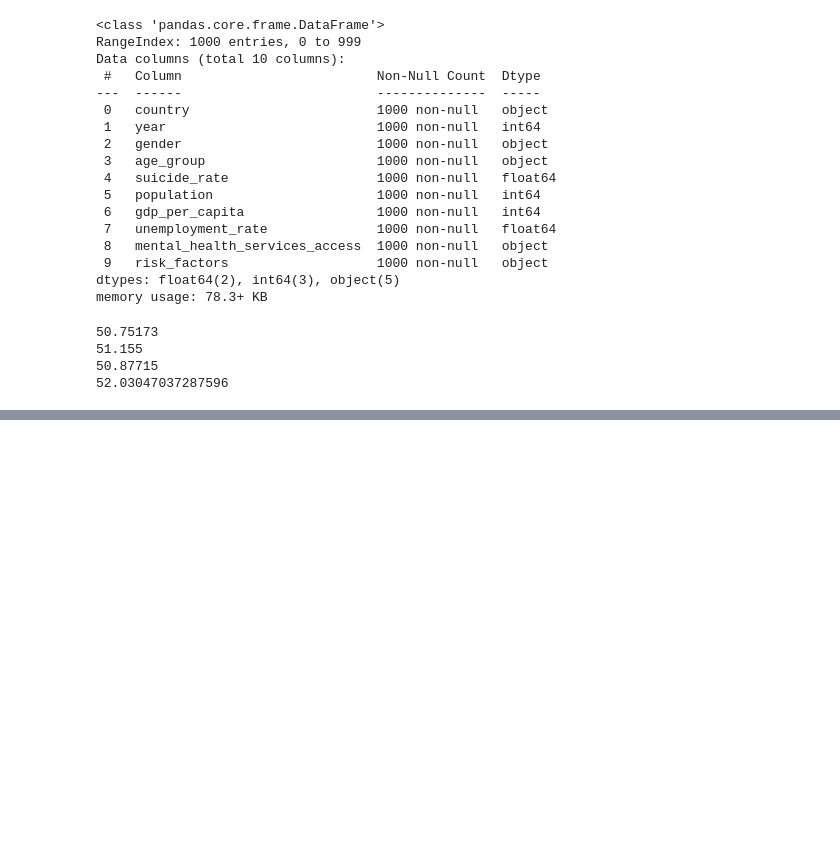
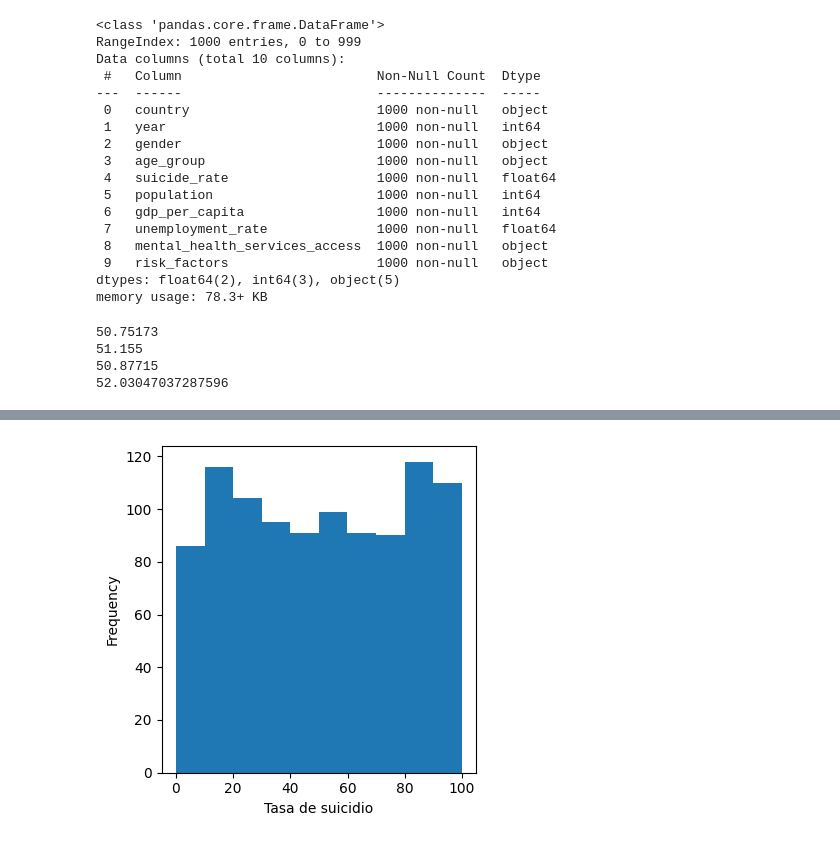
Before and after one commit to SantiagoArce7/CIENCIA_DATOS_2025, a Jupyter notebook: Ejercicios_dataset_2.ipynb, the cells around one changed output, grey strips where cells are left out. Saved outputs shown, nothing was run; the diff lists cells and outputs as text; code cells hidden in the pictures; blank space fills up the shorter version.

```diff
--- a/Ejercicios_dataset_2.ipynb
+++ b/Ejercicios_dataset_2.ipynb
@@ -79,0 +97,7 @@ print(np.average(srate["suicide_rate"],weights=srate.population))
+# %%
+ax=(estado["suicide_rate"]).plot.hist(figsize=(4,4))
+ax.set_xlabel("Tasa de suicidio")
+plt.tight_layout()
+plt.show()
+# %% [output]
+[figure, added]
```
Also changed, not shown: parts of 4 cells of this notebook.
